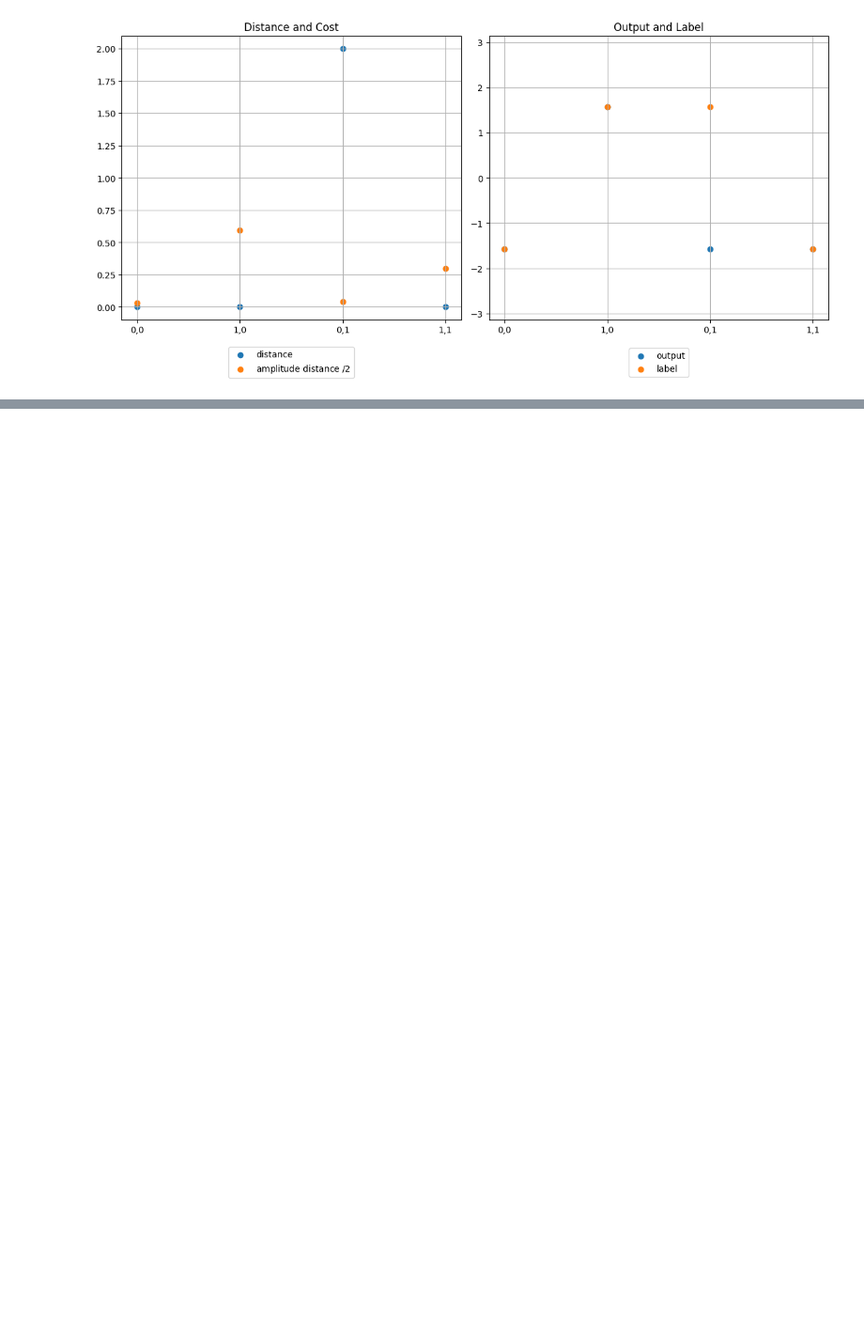
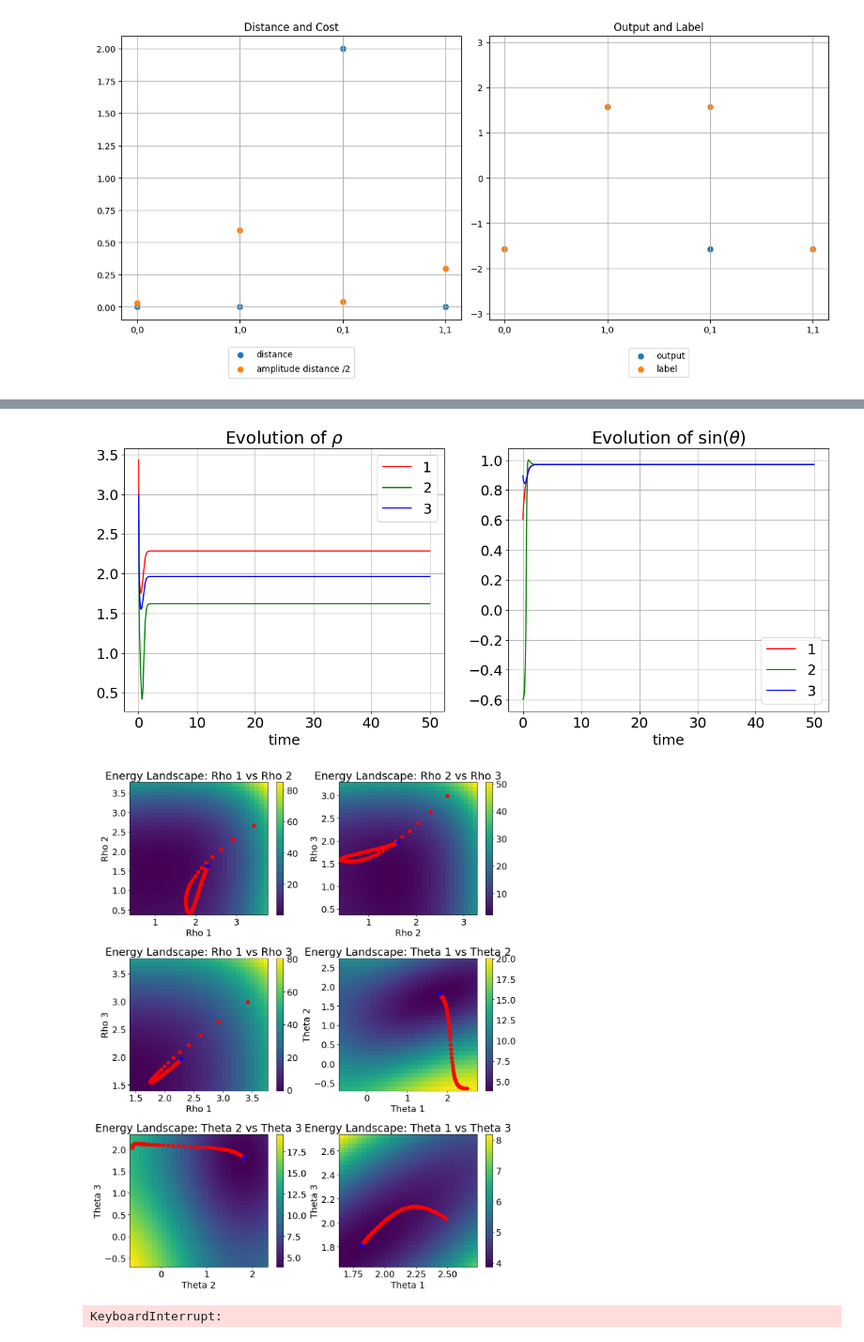
Before and after one commit to Mniszko/Stuart-Landau-neural-net, a Jupyter notebook: encoding test.ipynb, the cells around one changed output, grey strips where cells are left out. Shown at 94% size. Saved outputs shown, nothing was run; the diff lists cells and outputs as text; code cells hidden in the pictures; blank space fills up the shorter version.

```diff
--- a/encoding test.ipynb
+++ b/encoding test.ipynb
@@ -810,0 +1259,65 @@ The effective y-axis maximum is set to: 0.75
+# %%
+#rho_vals = (1.1,1.2,0.9)
+#theta_vals = (np.pi/3, 2.3, -1.2)
+#omega_vals = (0,0,0)
+omega = np.zeros(3)
+connections_neuronwise = np.array([[element for element in range(3) if element != neuron] for neuron in range(3)])
+weights_matrix = np.zeros((3,3))
+for i in range(1,3):
+    for j in range(0,i):
+        weights_matrix[i][j] = np.random.normal(loc=0, scale=1)
+        weights_matrix[j][i] = weights_matrix[i][j]
+weights = weights_matrix[connections_neuronwise, np.arange(3)[:, None]]
+W = weights_matrix
+alpha = 1
+drho = 0.05
+dtheta = 0.05
+rhomax = 1
+thetamax = 1
+
+
+init_densities = np.array([np.random.uniform(-1, 1)/2 for _ in range(3)]) + amplitude_relative
+init_phases = np.array([np.random.uniform(-np.pi, np.pi) for _ in range(3)])
+state = np.concatenate((init_densities, init_phases))
+T = 50
+dt = 0.02
+times = np.arange(0, T+dt, dt)
+
+
+solution = odeint(network_evolution, state, times, args=(weights, alpha, omega, connections_neuronwise, []), full_output=0)
+
+
+fig, axes = plt.subplots(ncols=2, nrows=1, figsize=(16, 6))
+colors = ['green'] * 3
+colors[0] = 'red'
+colors[1] = 'green'
+colors[2] = 'blue'
+label = ["1","2","3"]
+for j in range(3):
+    axes[0].plot(times, solution[:,j], color=colors[j], label=label[j])
+axes[0].set_title(r"Evolution of $\rho$")
+axes[0].set_xlabel("time")
+axes[0].grid()
+axes[0].legend()
+
+for j in range(3):
+    axes[1].plot(times, np.sin(solution[:,3+j]), color=colors[j], label=label[j])
+axes[1].set_xlabel("time")
+axes[1].grid()
+axes[1].set_title(r"Evolution of $\sin(\theta)$")
+axes[1].legend()
+plt.savefig("Energy landscape evolution.svg", format='svg')
+plt.show()
+
+solution_last = solution[-1]
+rho_vals = (solution_last[0], solution_last[1], solution_last[2])
+theta_vals = (solution_last[3], solution_last[4], solution_last[5])
+omega_vals = (omega[0],omega[1],omega[2])
+
+show_energy_landscape(solution, omega_vals, W, alpha, 30, "Energy landscape.svg")
+show_energy_landscape_3D(solution, omega_vals, W, alpha, 20, "Energy landscape.svg")
+#show_energy_landscape_3d(rho_vals, theta_vals, omega_vals, W, alpha, drho, rhomax, dtheta, thetamax, "Energy landscape_3D.png", trajectory=solution)
+# %% [output]
+[figure, added]
+[figure, added]
+KeyboardInterrupt:
```
Also changed, not shown: parts of 16 cells of this notebook.
